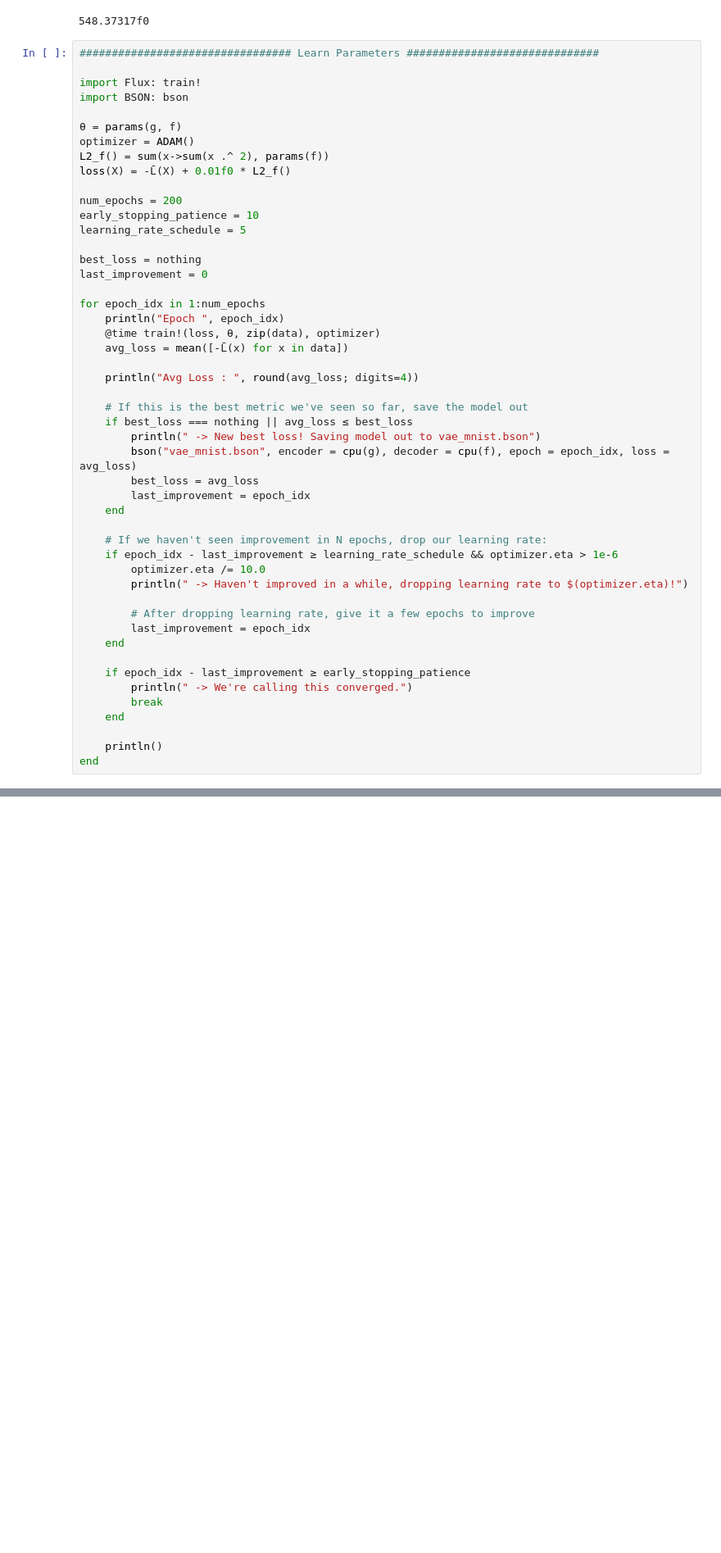
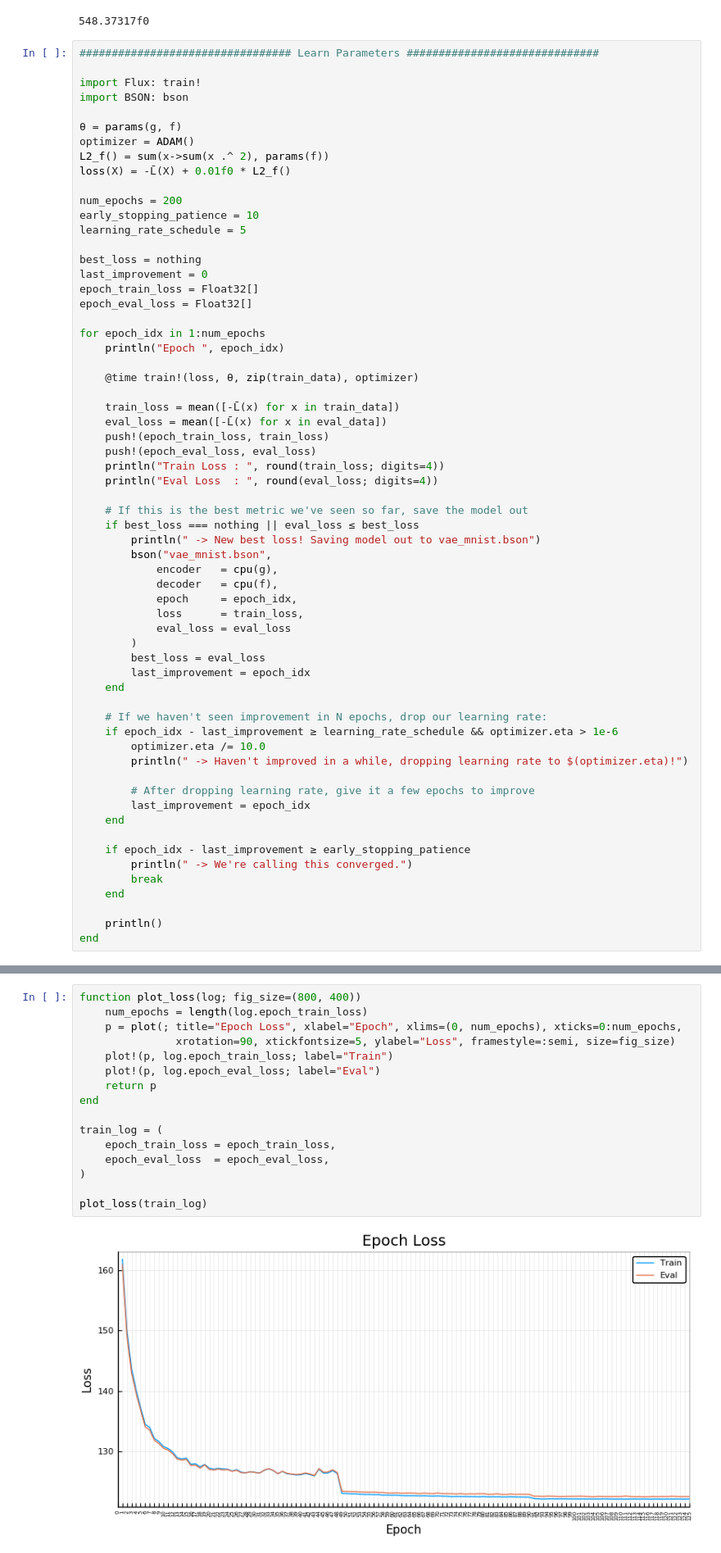
Before and after one commit to cirocavani/Pineapple, a Jupyter notebook: workspace/Deep Learning VAE.ipynb, the cells around one changed output, grey strips where cells are left out. Shown at 82% size. Cells and saved outputs as stored; diff of their text form; blank space fills up the shorter version.

```diff
--- a/workspace/Deep Learning VAE.ipynb
+++ b/workspace/Deep Learning VAE.ipynb
@@ -258,19 +275,32 @@ learning_rate_schedule = 5
 
 best_loss = nothing
 last_improvement = 0
+epoch_train_loss = Float32[]
+epoch_eval_loss = Float32[]
 
 for epoch_idx in 1:num_epochs
     println("Epoch ", epoch_idx)
-    @time train!(loss, θ, zip(data), optimizer)
-    avg_loss = mean([-L̄(x) for x in data])
 
-    println("Avg Loss : ", round(avg_loss; digits=4))
+    @time train!(loss, θ, zip(train_data), optimizer)
+
+    train_loss = mean([-L̄(x) for x in train_data])
+    eval_loss = mean([-L̄(x) for x in eval_data])
+    push!(epoch_train_loss, train_loss)
+    push!(epoch_eval_loss, eval_loss)
+    println("Train Loss : ", round(train_loss; digits=4))
+    println("Eval Loss  : ", round(eval_loss; digits=4))
 
     # If this is the best metric we've seen so far, save the model out
-    if best_loss === nothing || avg_loss ≤ best_loss
+    if best_loss === nothing || eval_loss ≤ best_loss
         println(" -> New best loss! Saving model out to vae_mnist.bson")
-        bson("vae_mnist.bson", encoder = cpu(g), decoder = cpu(f), epoch = epoch_idx, loss = avg_loss)
-        best_loss = avg_loss
+        bson("vae_mnist.bson",
+            encoder   = cpu(g),
+            decoder   = cpu(f),
+            epoch     = epoch_idx,
+            loss      = train_loss,
+            eval_loss = eval_loss
+        )
+        best_loss = eval_loss
         last_improvement = epoch_idx
     end
 
@@ -310 +340,19 @@ Avg Loss : 122.0331
  -> We're calling this converged.
+# %%
+function plot_loss(log; fig_size=(800, 400))
+    num_epochs = length(log.epoch_train_loss)
+    p = plot(; title="Epoch Loss", xlabel="Epoch", xlims=(0, num_epochs), xticks=0:num_epochs,
+               xrotation=90, xtickfontsize=5, ylabel="Loss", framestyle=:semi, size=fig_size)
+    plot!(p, log.epoch_train_loss; label="Train")
+    plot!(p, log.epoch_eval_loss; label="Eval")
+    return p
+end
+
+train_log = (
+    epoch_train_loss = epoch_train_loss,
+    epoch_eval_loss  = epoch_eval_loss,
+)
+
+plot_loss(train_log)
+# %% [output]
+[figure, added]
```
Also changed, not shown: parts of 11 cells of this notebook, 7 other files.
